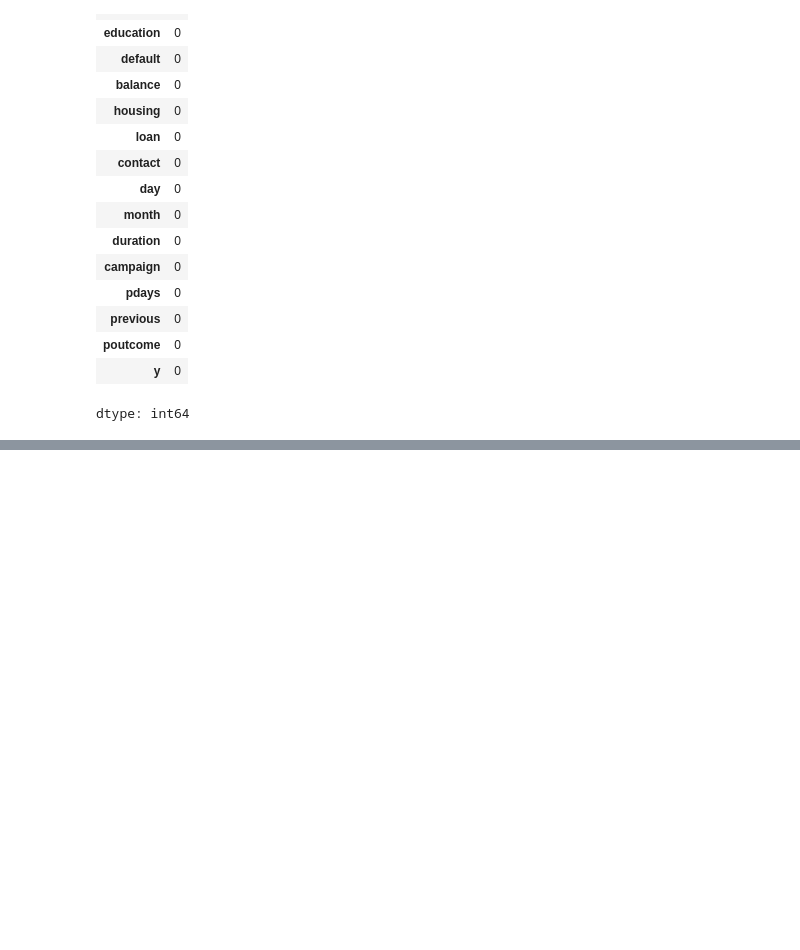
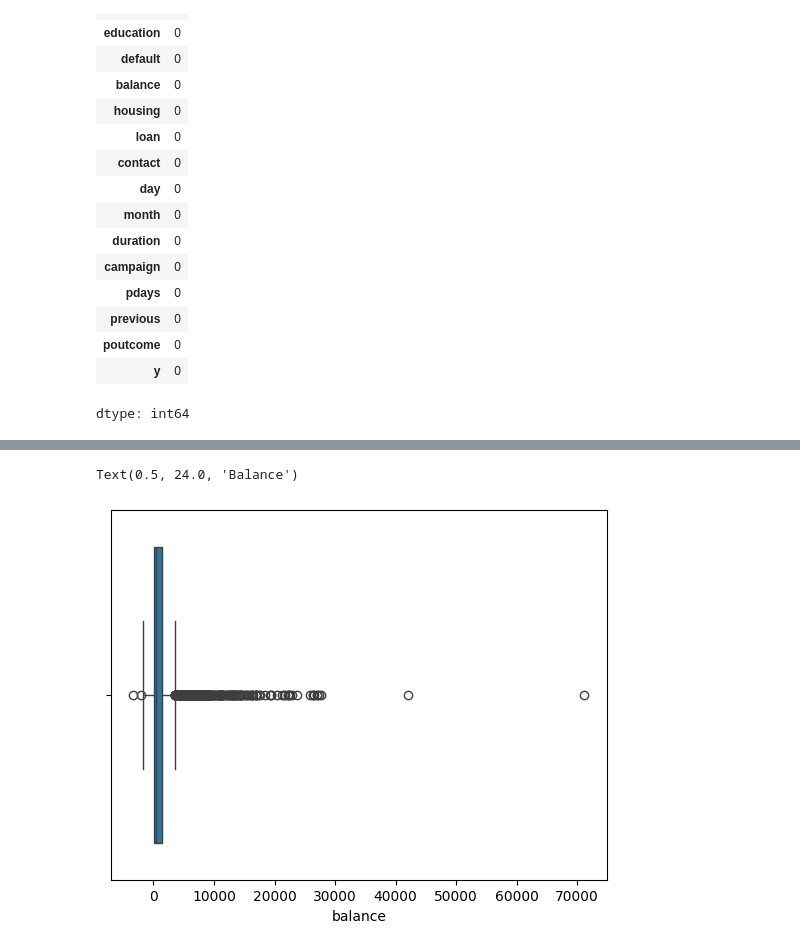
Before and after one commit to viktoruebelhart/uci_bank, a Jupyter notebook: UCI_BANK.ipynb, the cells around one changed output, grey strips where cells are left out. Drawn from its saved outputs; the diff is of its cells as text; code cells hidden in the pictures; blank space fills up the shorter version.

```diff
--- a/UCI_BANK.ipynb
+++ b/UCI_BANK.ipynb
@@ -98,0 +252,8 @@ dtype: int64
+# %%
+# Boxplot
+sns.boxplot(x=df['balance'])
+axes[1].set_title('Boxplot of Balance')
+axes[1].set_xlabel('Balance')
+# %% [output]
+Text(0.5, 24.0, 'Balance')
+[figure, added]
```
Also changed, not shown: parts of 13 cells of this notebook.
